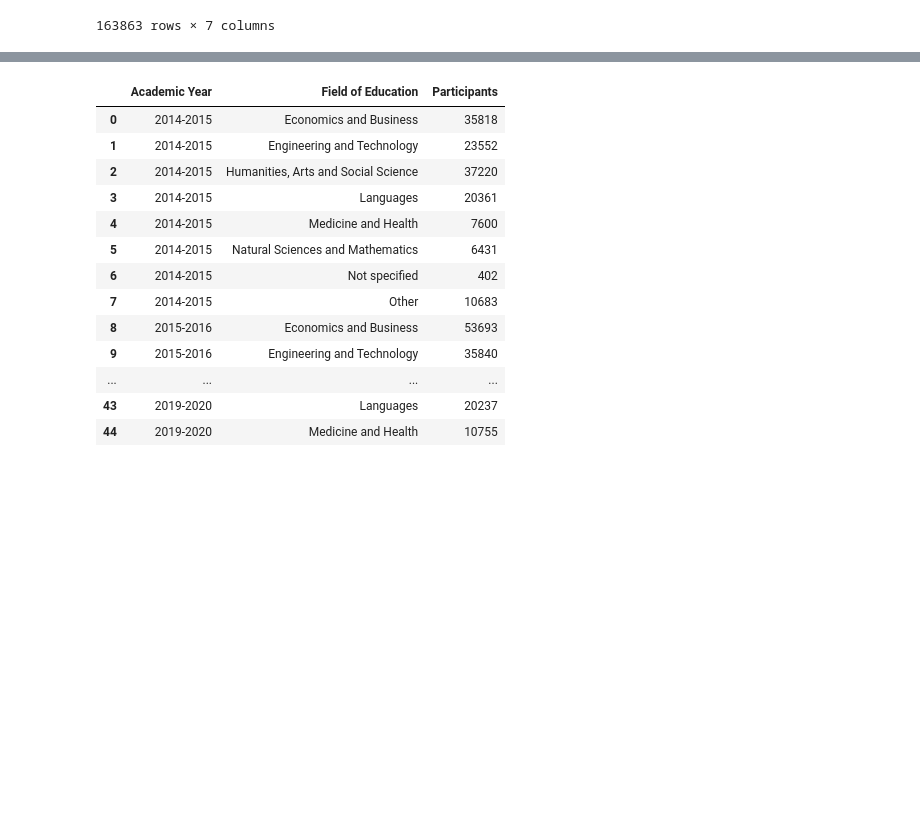
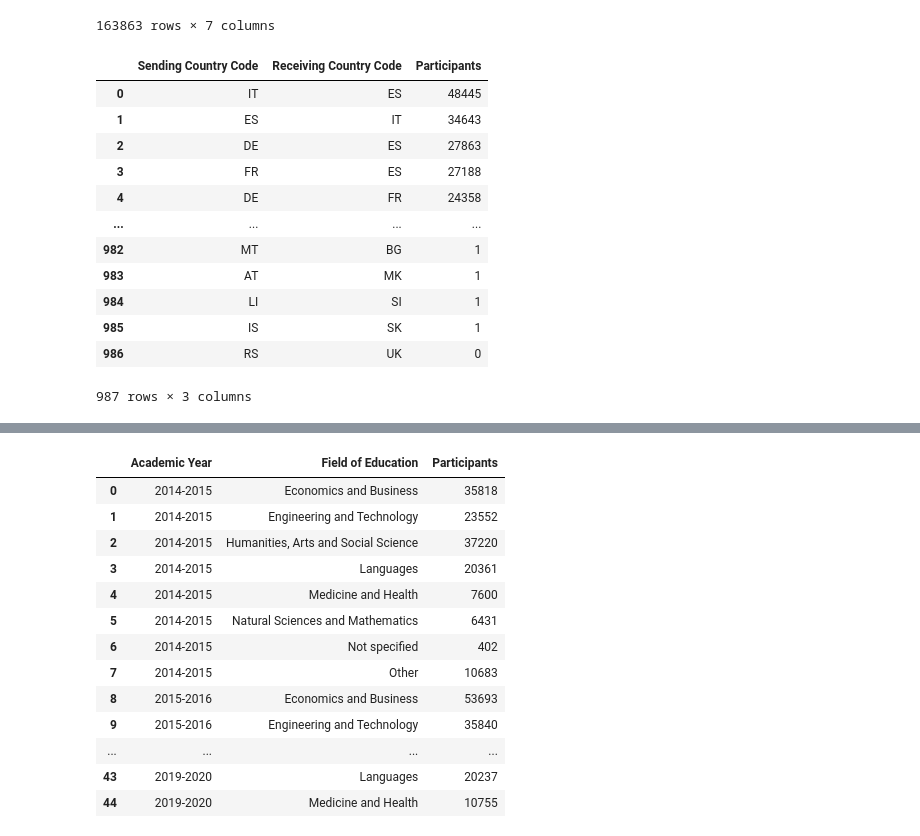
Before and after one commit to com-480-data-visualization/datavis-project-2022-why-axis, a Jupyter notebook: data-exploration/visualization_preparation.ipynb, the cells around one changed output, grey strips where cells are left out. Cells and saved outputs as stored; diff of their text form; code cells hidden in the pictures; blank space fills up the shorter version.

```diff
--- a/data-exploration/visualization_preparation.ipynb
+++ b/data-exploration/visualization_preparation.ipynb
@@ -82,0 +93,16 @@ visualization_2 = visualization_2.append(rs, ignore_index=True)
+# %%
+visualization_2
+# %% [output]
+|  | Sending Country Code | Receiving Country Code | Participants |
+| 0 | IT | ES | 48445 |
+| 1 | ES | IT | 34643 |
+| 2 | DE | ES | 27863 |
+| 3 | FR | ES | 27188 |
+| 4 | DE | FR | 24358 |
+| ... | ... | ... | ... |
+| 982 | MT | BG | 1 |
+| 983 | AT | MK | 1 |
+| 984 | LI | SI | 1 |
+| 985 | IS | SK | 1 |
+| 986 | RS | UK | 0 |
+987 rows × 3 columns
```
Also changed, not shown: parts of 8 cells of this notebook, 4 other files.
